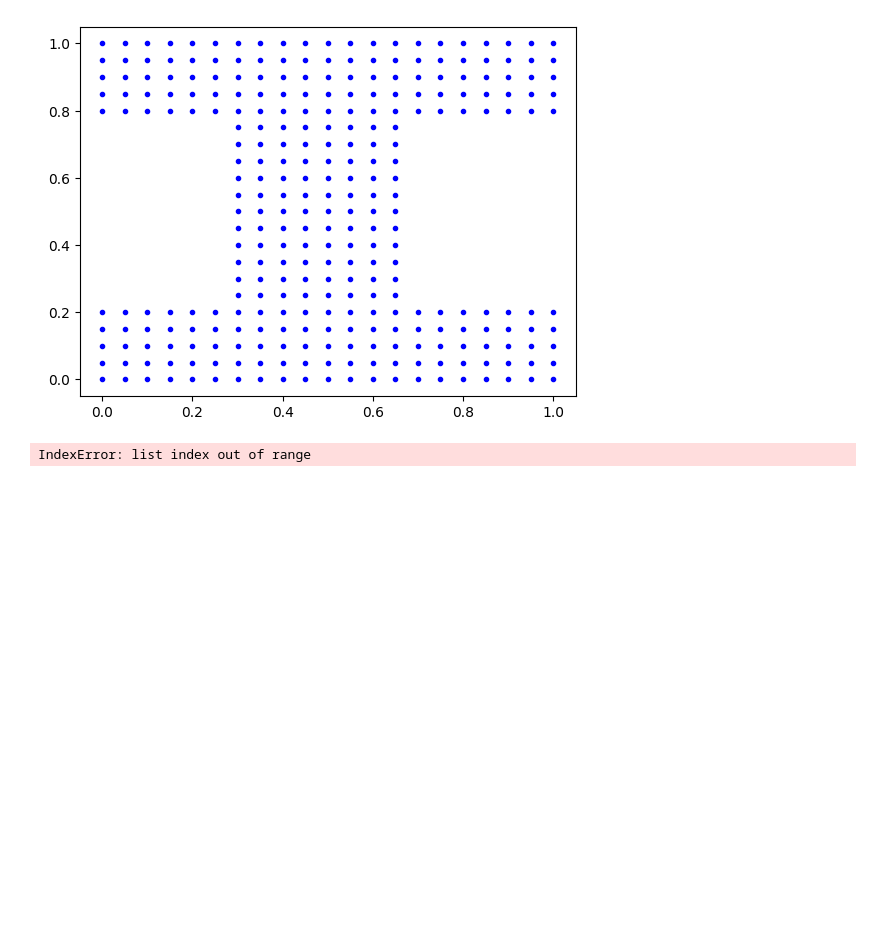
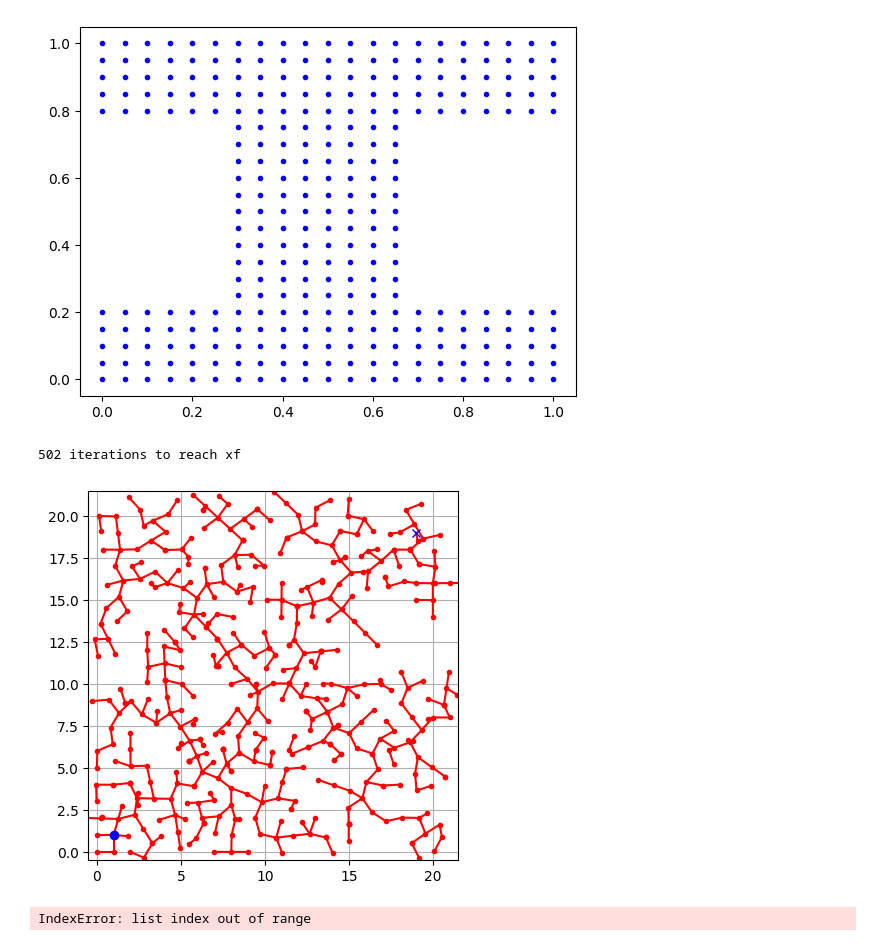
Before and after one commit to jeffersonkim97/cognis_UAM, a Jupyter notebook: notebook/RRT.ipynb, the cells around one changed output. Saved outputs shown, nothing was run; the diff lists cells and outputs as text; code cells hidden in the pictures; blank space fills up the shorter version.

```diff
--- a/notebook/RRT.ipynb
+++ b/notebook/RRT.ipynb
@@ -91,3 +194,8 @@ for i in range(len(X)):
+# %%
+build_RRT(i_x0, 1)
+# %% [output]
+502 iterations to reach xf
+[figure, added]
 # %%
 # Generate RRT
 # Based on LaValle 1998
```
Also changed, not shown: parts of 2 cells of this notebook.
